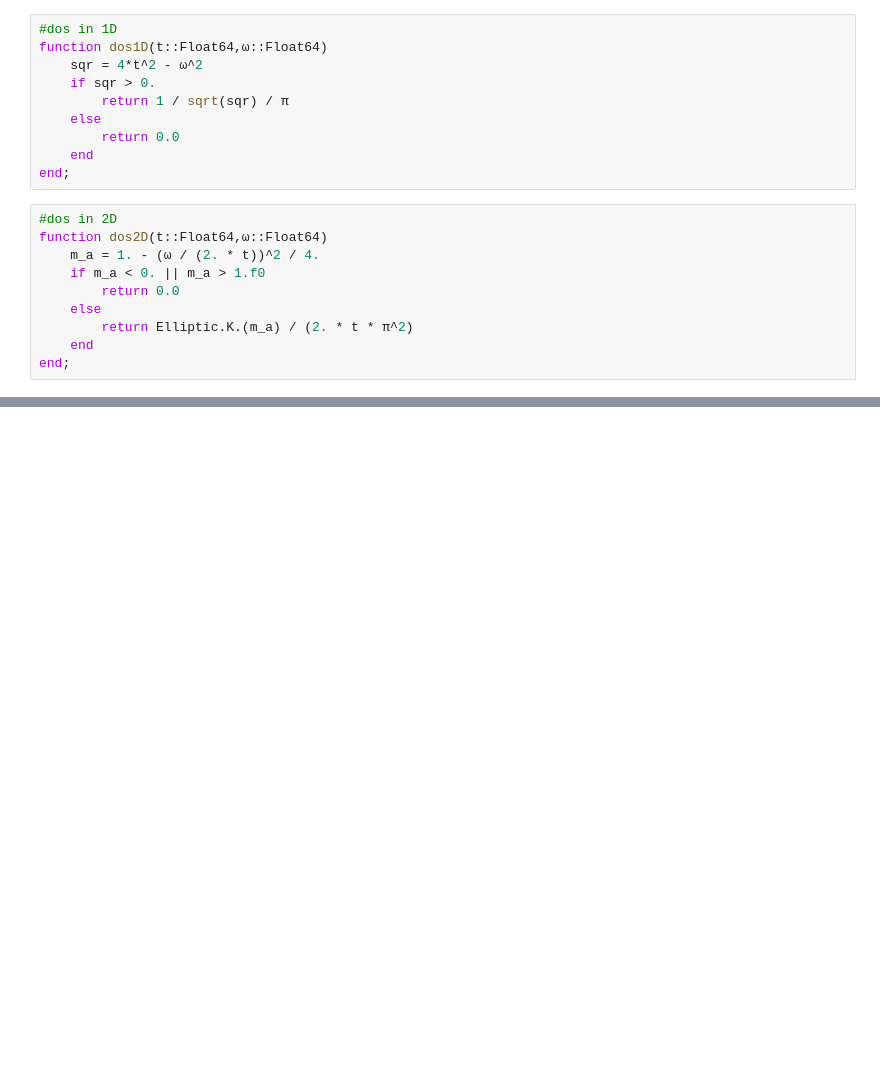
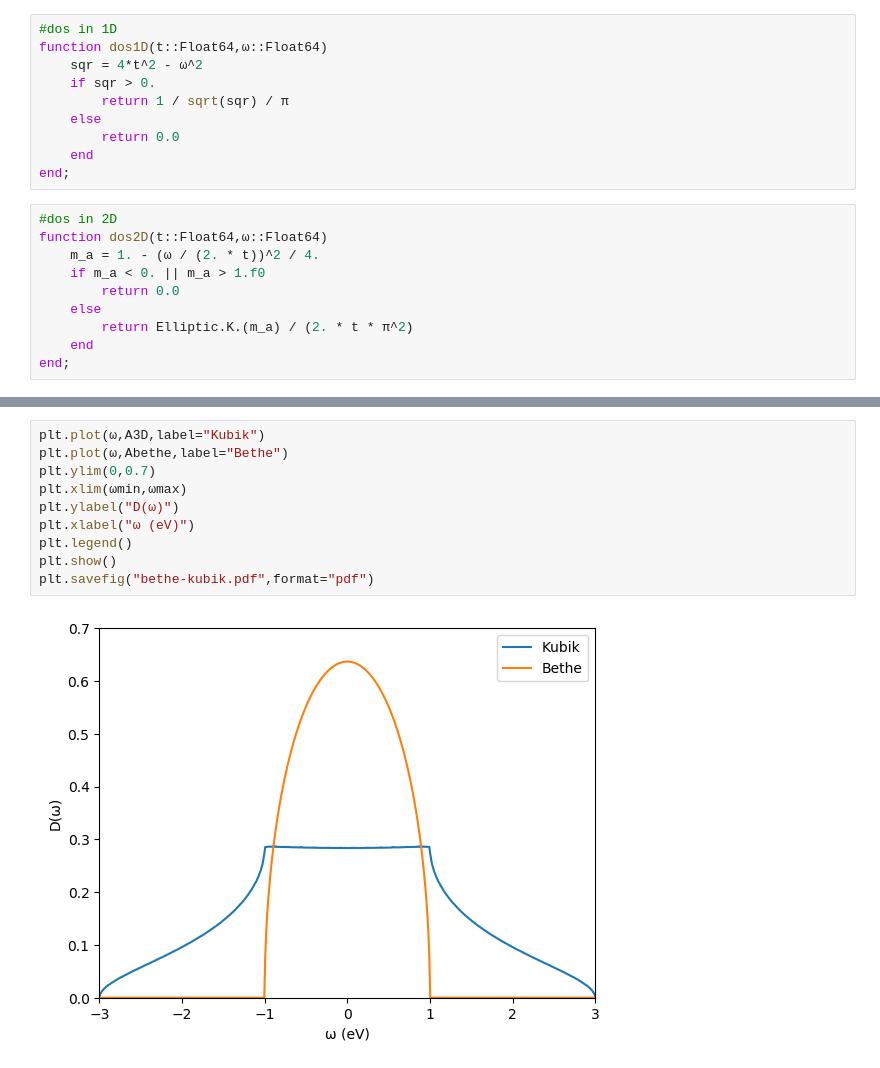
Before and after one commit to muhammadgaffar/SKRIPSI, a Jupyter notebook: nb/Analytical Expression of Density of State in 1-3 Isotropic Dimesion .ipynb, the cells around one changed output, grey strips where cells are left out. Drawn from its saved outputs; the diff is of its cells as text; blank space fills up the shorter version.

```diff
--- a/nb/Analytical Expression of Density of State in 1-3 Isotropic Dimesion .ipynb
+++ b/nb/Analytical Expression of Density of State in 1-3 Isotropic Dimesion .ipynb
@@ -88,0 +108,12 @@ np.trapz(A3D, ω) = 0.99183012915366
+# %%
+plt.plot(ω,A3D,label="Kubik")
+plt.plot(ω,Abethe,label="Bethe")
+plt.ylim(0,0.7)
+plt.xlim(ωmin,ωmax)
+plt.ylabel("D(ω)")
+plt.xlabel("ω (eV)")
+plt.legend()
+plt.show()
+plt.savefig("bethe-kubik.pdf",format="pdf")
+# %% [output]
+[figure, added]
```
Also changed, not shown: parts of 8 cells of this notebook, 2 other files.
